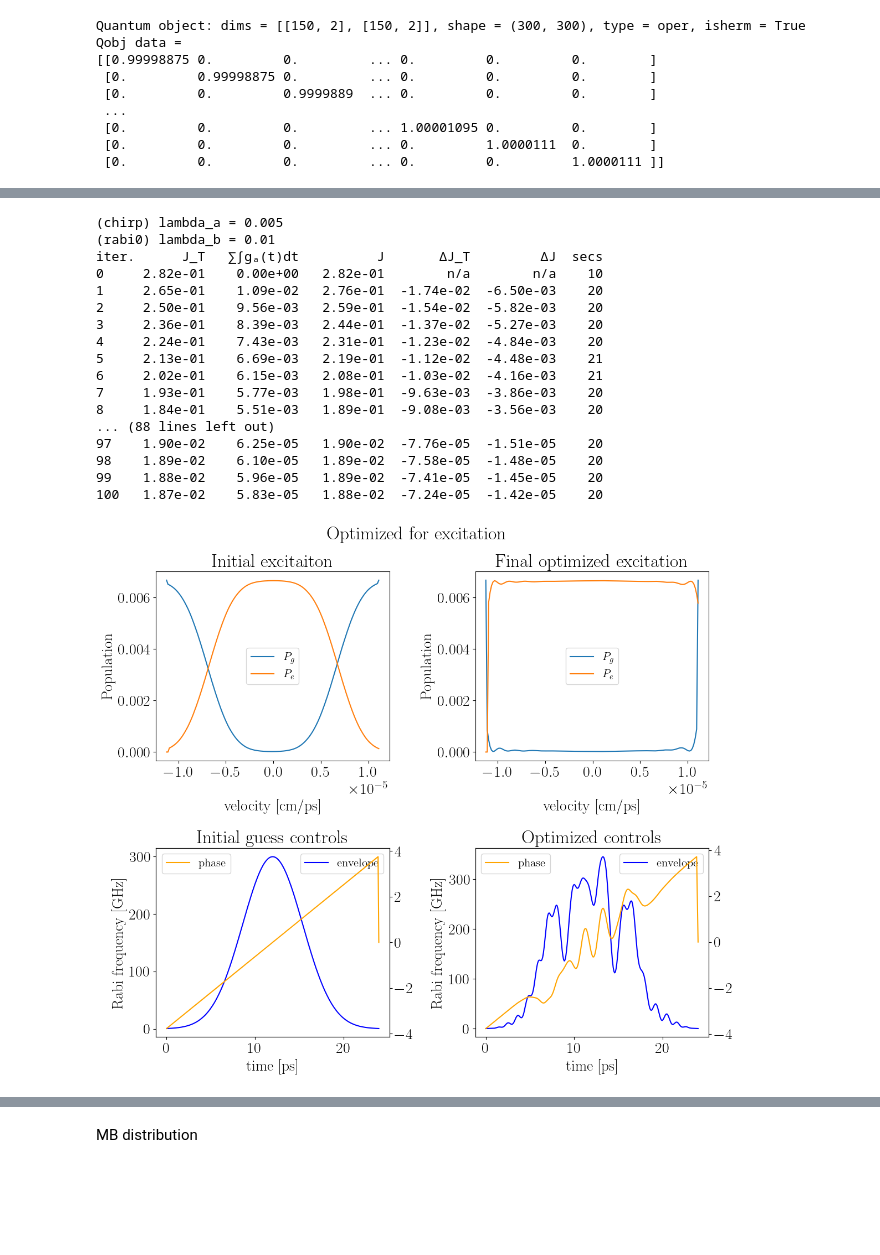
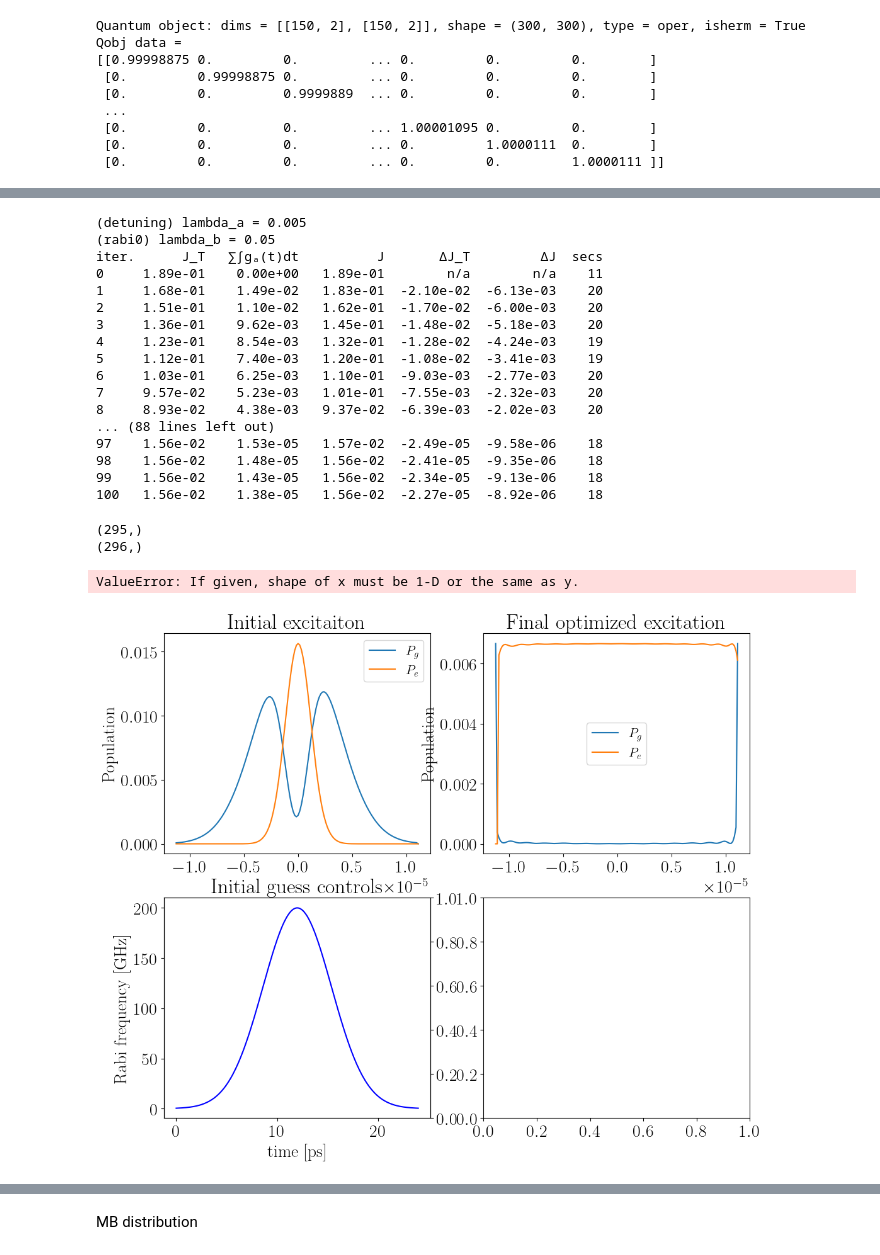
Before and after one commit to Yanaiski/master_thesis, a Jupyter notebook: 09_krotov.ipynb, the cells around one changed output, grey strips where cells are left out. Saved outputs shown, nothing was run; the diff lists cells and outputs as text; code cells hidden in the pictures; blank space fills up the shorter version.

Commit message:
Krotov is fixed!

```diff
--- a/09_krotov.ipynb
+++ b/09_krotov.ipynb
@@ -189,7 +149,11 @@ args = {"chirp":np.asarray(laser.chirp(laser.tlist,None)),
         "selector2":laser.selector2,
         "tlist":laser.tlist,
         "omega_L0":laser.omega_L0}
-system.set_Hamiltonian_MT(args)
+#system.set_Hamiltonian_MT(args)
+delta = args["chirp"]
+
+system.set_Hamiltonian_MT_general2(args["rabi"],delta,**args)
+
 
 
 velocity_states = qt.Qobj(system.initial_pop) # distribute initial velocity states as a Maxwell-Boltzmann distribution
@@ -208,15 +172,17 @@ excited_states = np.asarray([np.abs(np.asarray(target_states.dag()*system.e_ops[
 H = system.H
 t_start = 0
 t_stop = int(pulse_duration*3)
-t_rise = 7.5
-t_fall = 7.5
+t_rise = 0.1
+t_fall = 0.1
 lambda_a = 0.005
-lambda_b = 0.01
+lambda_b = 0.05
 def S(t):
     """Shape function for the field update"""
     return krotov.shapes.flattop(
         t, t_start=0, t_stop=t_stop, t_rise=t_rise, t_fall=t_fall, func='blackman'
     )
+
+
 def S_zero_shape(t):
     """Shape function for no field update"""
     return krotov.shapes.zero_shape(t)
@@ -343,5 +321,5 @@ plt.show()
 # %%
-print("(chirp) lambda_a = {}".format(lambda_a))
+print("(detuning) lambda_a = {}".format(lambda_a))
 print("(rabi0) lambda_b = {}".format(lambda_b))
 opt_result = krotov.optimize_pulses(
     [objective],
@@ -353,24 +331,25 @@ opt_result = krotov.optimize_pulses(
         check_convergence=krotov.convergence.Or(
         krotov.convergence.value_below('1e-3', name='J_T'),
         krotov.convergence.check_monotonic_error),
-    iter_stop=100
+    iter_stop=100,
+    #continue_from = old_result
 )
 # %% [output]
-(chirp) lambda_a = 0.005
-(rabi0) lambda_b = 0.01
+(detuning) lambda_a = 0.005
+(rabi0) lambda_b = 0.05
 iter.      J_T   ∑∫gₐ(t)dt          J       ΔJ_T         ΔJ  secs
-0     2.82e-01    0.00e+00   2.82e-01        n/a        n/a    10
-1     2.65e-01    1.09e-02   2.76e-01  -1.74e-02  -6.50e-03    20
-2     2.50e-01    9.56e-03   2.59e-01  -1.54e-02  -5.82e-03    20
-3     2.36e-01    8.39e-03   2.44e-01  -1.37e-02  -5.27e-03    20
-4     2.24e-01    7.43e-03   2.31e-01  -1.23e-02  -4.84e-03    20
-5     2.13e-01    6.69e-03   2.19e-01  -1.12e-02  -4.48e-03    21
-6     2.02e-01    6.15e-03   2.08e-01  -1.03e-02  -4.16e-03    21
-7     1.93e-01    5.77e-03   1.98e-01  -9.63e-03  -3.86e-03    20
-8     1.84e-01    5.51e-03   1.89e-01  -9.08e-03  -3.56e-03    20
+0     1.89e-01    0.00e+00   1.89e-01        n/a        n/a    11
+1     1.68e-01    1.49e-02   1.83e-01  -2.10e-02  -6.13e-03    20
+2     1.51e-01    1.10e-02   1.62e-01  -1.70e-02  -6.00e-03    20
+3     1.36e-01    9.62e-03   1.45e-01  -1.48e-02  -5.18e-03    20
+4     1.23e-01    8.54e-03   1.32e-01  -1.28e-02  -4.24e-03    19
+5     1.12e-01    7.40e-03   1.20e-01  -1.08e-02  -3.41e-03    19
+6     1.03e-01    6.25e-03   1.10e-01  -9.03e-03  -2.77e-03    20
+7     9.57e-02    5.23e-03   1.01e-01  -7.55e-03  -2.32e-03    20
+8     8.93e-02    4.38e-03   9.37e-02  -6.39e-03  -2.02e-03    20
 ... (88 lines left out)
-97    1.90e-02    6.25e-05   1.90e-02  -7.76e-05  -1.51e-05    20
-98    1.89e-02    6.10e-05   1.89e-02  -7.58e-05  -1.48e-05    20
-99    1.88e-02    5.96e-05   1.89e-02  -7.41e-05  -1.45e-05    20
-100   1.87e-02    5.83e-05   1.88e-02  -7.24e-05  -1.42e-05    20
+97    1.56e-02    1.53e-05   1.57e-02  -2.49e-05  -9.58e-06    18
+98    1.56e-02    1.48e-05   1.56e-02  -2.41e-05  -9.35e-06    18
+99    1.56e-02    1.43e-05   1.56e-02  -2.34e-05  -9.13e-06    18
+100   1.56e-02    1.38e-05   1.56e-02  -2.27e-05  -8.92e-06    18
 # %%
@@ -378,6 +358,7 @@ opt_result.dump("data/krotov/flattop/flattop")
 # %%
-opt_dynamics = opt_result.optimized_objectives[0].mesolve(laser.tlist,e_ops=system.e_ops)
-unopt_result = objective.propagate(laser.tlist,propagator=krotov.propagators.expm, e_ops=system.e_ops)
+#opt_result = krotov.result.Result().load("data/krotov/flattop3_flat_shape")
+#opt_dynamics = opt_result.optimized_objectives[0].mesolve(laser.tlist,e_ops=system.e_ops)
+#unopt_result = objective.propagate(laser.tlist,propagator=krotov.propagators.expm, e_ops=system.e_ops)
 fig,axes = plt.subplots(2,2,figsize=(12,10))
 
 axes[0,0].set_title("Initial excitaiton")
@@ -389,33 +370,47 @@ axes[0,0].legend(fontsize=15)
 
 axes[0,1].set_title("Final optimized excitation")
 axes[0,1].plot(system.velocity_bins, np.asarray(opt_dynamics.expect)[0:150,-1],label=r"$P_g$")
 axes[0,1].plot(system.velocity_bins, np.asarray(opt_dynamics.expect)[150:300,-1],label=r"$P_e$")
 axes[0,1].set_xlabel("velocity [cm/ps]",labelpad=25)
 axes[0,1].set_ylabel("Population")
 axes[0,1].legend(fontsize=15)
 
 axes[1,0].set_title("Initial guess controls")
 axes[1,0].plot(laser.tlist,H[3][1]/(2*np.pi)*1e3,label="envelope",color="blue")
 axes[1,0].set_xlabel("time [ps]")
 axes[1,0].set_ylabel("Rabi frequency [GHz]")
 ax3 = axes[1,0].twinx()
-ax3.plot(laser.tlist,H[1][1],label="phase",color="orange")
+print(np.asarray(H[1][1][:-1]).shape)
+print(laser.tlist.shape)
+Delta  = sp.integrate.cumtrapz(np.asarray(H[1][1][:-1]),laser.tlist[-1])
+
+ax3.plot(laser.tlist[:-1],Delta,label="phase",color="orange")
 axes[1,0].legend(fontsize=15)
 ax3.legend(fontsize=15)
+
+dDelta_dt = opt_result.optimized_controls[0]
+print(dDelta_dt.shape)
+Delta= sp.integrate.cumtrapz(dDelta_dt,laser.tlist)
+#slope = np.gradient(phase)
 
 axes[1,1].set_title("Optimized controls")
 axes[1,1].plot(laser.tlist,opt_result.optimized_controls[2]/(2*np.pi)*1e3,label="envelope",color="blue")
 axes[1,1].set_xlabel("time [ps]")
 axes[1,1].set_ylabel("Rabi frequency [GHz]")
 ax2 = axes[1,1].twinx()
-ax2.plot(laser.tlist,opt_result.optimized_controls[0],label="phase",color="orange")
+#ax2.plot(laser.tlist,opt_result.optimized_controls[0],label="phase",color="orange")
+#ax2.plot(laser.tlist,dDelta_dt,label="phase",color="orange")
+ax2.plot(laser.tlist[:-1],Delta,label=r"$\Delta(t)*t$",color="orange",ls="dashed")
 #ax2.plot(laser.tlist,H[1][1],label="phase",color="orange")
 axes[1,1].legend(fontsize=15)
 ax2.legend(fontsize=15)
 
 fig.tight_layout()
 fig.suptitle("Optimized for excitation",y=1.02)
 #plt.savefig("figures/krotov/flattop_optimization.jpg",bbox_inches="tight")
 plt.show()
 # %% [output]
+(295,)
+(296,)
+ValueError: If given, shape of x must be 1-D or the same as y.
-[figure, old version]
+[figure, new version]
```
Also changed, not shown: parts of 36 cells of this notebook, 6 other files.
